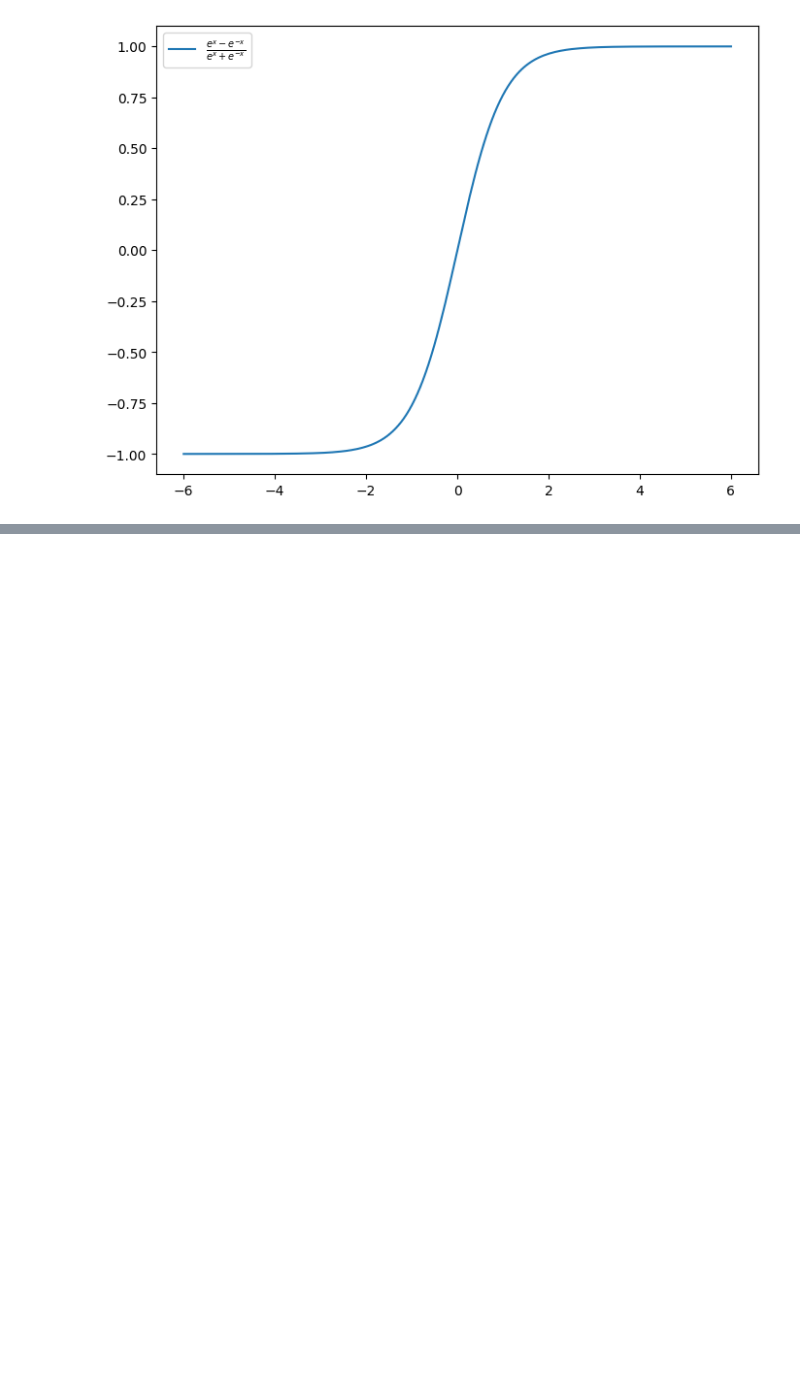
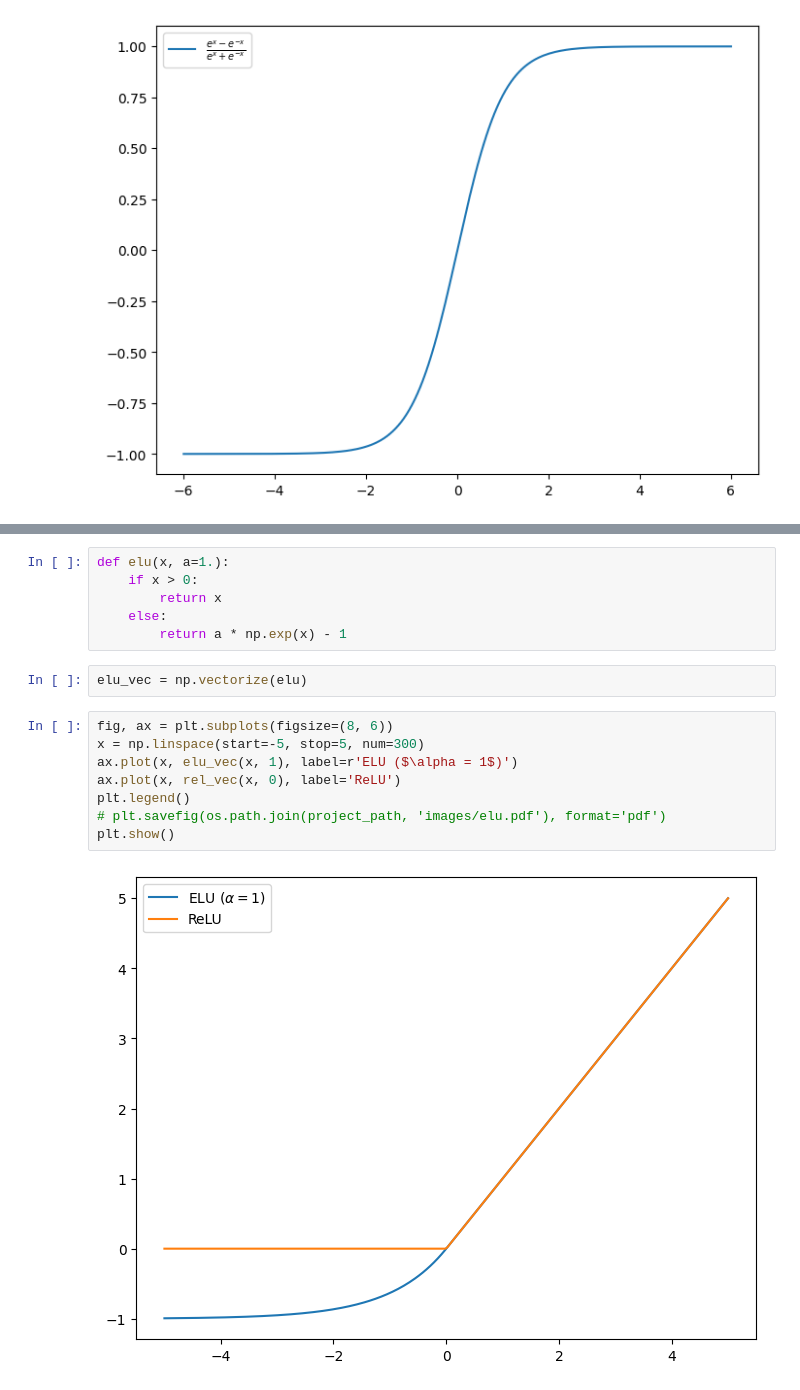
Before and after one commit to ChrisNick92/deep-audio-fingerprinting, a Jupyter notebook: notebooks/activations.ipynb, the cells around one changed output, grey strips where cells are left out. Drawn from its saved outputs; the diff is of its cells as text; blank space fills up the shorter version.

```diff
--- a/notebooks/activations.ipynb
+++ b/notebooks/activations.ipynb
@@ -39,0 +60,18 @@ plt.show()
+# %%
+def elu(x, a=1.):
+    if x > 0:
+        return x
+    else:
+        return a * np.exp(x) - 1
+# %%
+elu_vec = np.vectorize(elu)
+# %%
+fig, ax = plt.subplots(figsize=(8, 6))
+x = np.linspace(start=-5, stop=5, num=300)
+ax.plot(x, elu_vec(x, 1), label=r'ELU ($\alpha = 1$)')
+ax.plot(x, rel_vec(x, 0), label='ReLU')
+plt.legend()
+# plt.savefig(os.path.join(project_path, 'images/elu.pdf'), format='pdf')
+plt.show()
+# %% [output]
+[figure, added]
```
Also changed, not shown: parts of 4 cells of this notebook, 4 other files.
